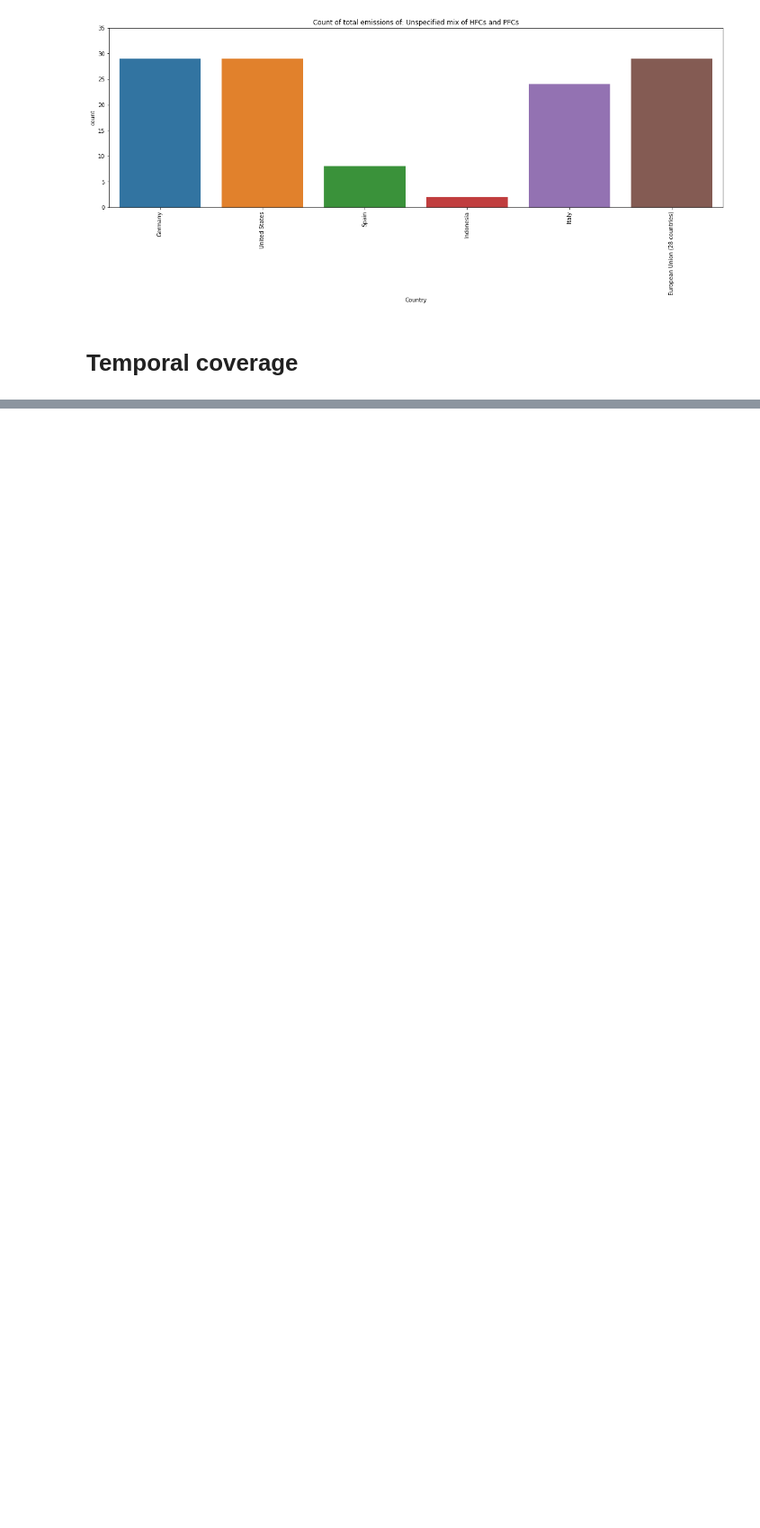
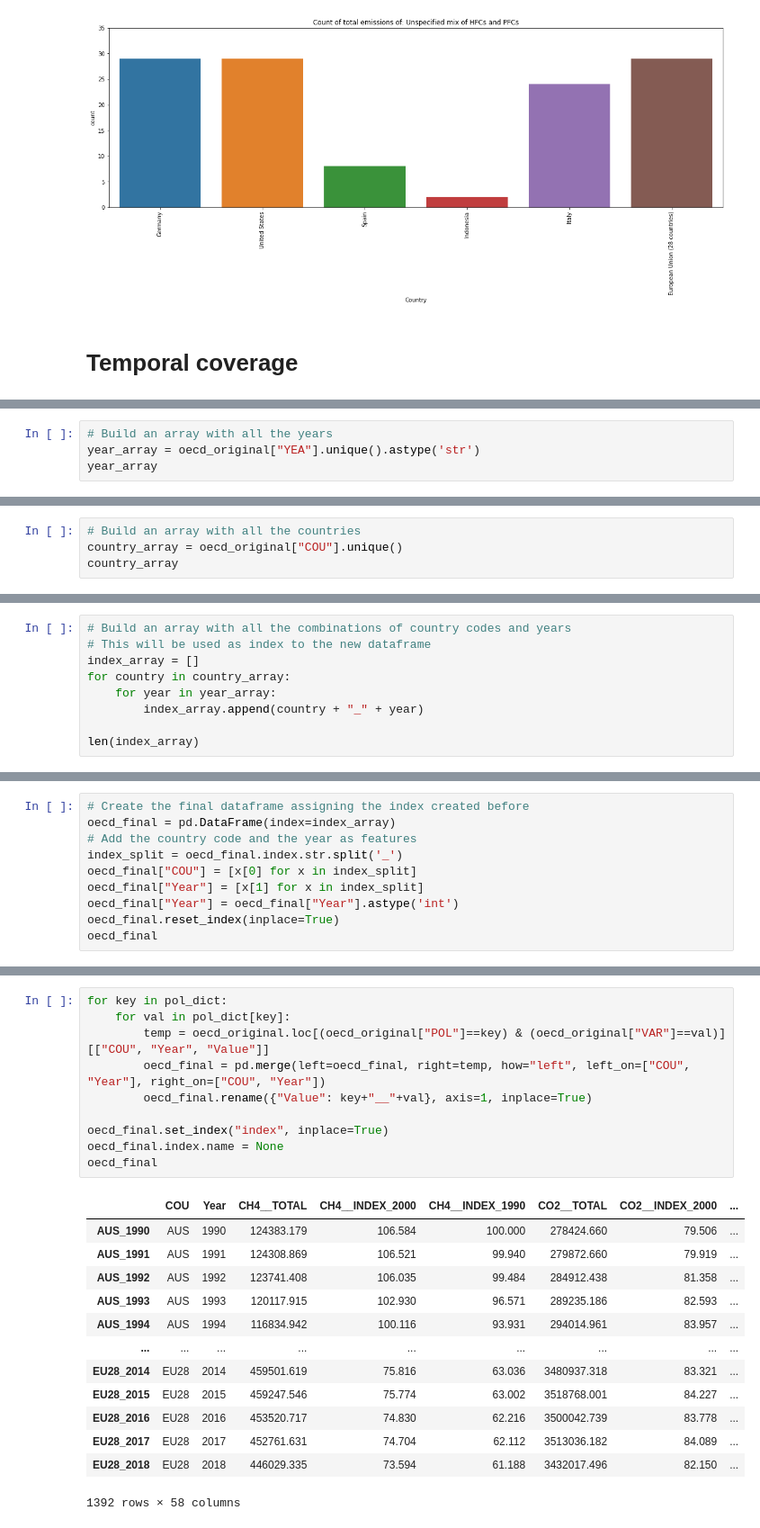
Before and after one commit to OpenGeoScales/ogs-data-exploration, a Jupyter notebook: notebooks/ghg-emissions/oecd/oecd-data-exploration.ipynb, the cells around one changed output, grey strips where cells are left out. Shown at 90% size. Saved outputs shown, nothing was run; the diff lists cells and outputs as text; blank space fills up the shorter version.

Commit message:
perform data consolidation

```diff
--- a/notebooks/ghg-emissions/oecd/oecd-data-exploration.ipynb
+++ b/notebooks/ghg-emissions/oecd/oecd-data-exploration.ipynb
@@ -123,0 +225,4 @@ for i in range(len(pollutants)):
+# %%
+# Build an array with all the years
+year_array = oecd_original["YEA"].unique().astype('str')
+year_array
@@ -123,0 +234,4 @@ for i in range(len(pollutants)):
+# %%
+# Build an array with all the countries
+country_array = oecd_original["COU"].unique()
+country_array
@@ -123,0 +245,9 @@ for i in range(len(pollutants)):
+# %%
+# Build an array with all the combinations of country codes and years
+# This will be used as index to the new dataframe
+index_array = []
+for country in country_array:
+    for year in year_array:
+        index_array.append(country + "_" + year)
+
+len(index_array)
@@ -123,0 +256,10 @@ for i in range(len(pollutants)):
+# %%
+# Create the final dataframe assigning the index created before
+oecd_final = pd.DataFrame(index=index_array)
+# Add the country code and the year as features
+index_split = oecd_final.index.str.split('_')
+oecd_final["COU"] = [x[0] for x in index_split]
+oecd_final["Year"] = [x[1] for x in index_split]
+oecd_final["Year"] = oecd_final["Year"].astype('int')
+oecd_final.reset_index(inplace=True)
+oecd_final
@@ -123,0 +280,24 @@ for i in range(len(pollutants)):
+# %%
+for key in pol_dict:
+    for val in pol_dict[key]:
+        temp = oecd_original.loc[(oecd_original["POL"]==key) & (oecd_original["VAR"]==val)][["COU", "Year", "Value"]]
+        oecd_final = pd.merge(left=oecd_final, right=temp, how="left", left_on=["COU", "Year"], right_on=["COU", "Year"])
+        oecd_final.rename({"Value": key+"__"+val}, axis=1, inplace=True)
+
+oecd_final.set_index("index", inplace=True)
+oecd_final.index.name = None
+oecd_final
+# %% [output]
+|  | COU | Year | CH4__TOTAL | CH4__INDEX_2000 | CH4__INDEX_1990 | CO2__TOTAL | CO2__INDEX_2000 | ... |
+| AUS_1990 | AUS | 1990 | 124383.179 | 106.584 | 100.000 | 278424.660 | 79.506 | ... |
+| AUS_1991 | AUS | 1991 | 124308.869 | 106.521 | 99.940 | 279872.660 | 79.919 | ... |
+| AUS_1992 | AUS | 1992 | 123741.408 | 106.035 | 99.484 | 284912.438 | 81.358 | ... |
+| AUS_1993 | AUS | 1993 | 120117.915 | 102.930 | 96.571 | 289235.186 | 82.593 | ... |
+| AUS_1994 | AUS | 1994 | 116834.942 | 100.116 | 93.931 | 294014.961 | 83.957 | ... |
+| ... | ... | ... | ... | ... | ... | ... | ... | ... |
+| EU28_2014 | EU28 | 2014 | 459501.619 | 75.816 | 63.036 | 3480937.318 | 83.321 | ... |
+| EU28_2015 | EU28 | 2015 | 459247.546 | 75.774 | 63.002 | 3518768.001 | 84.227 | ... |
+| EU28_2016 | EU28 | 2016 | 453520.717 | 74.830 | 62.216 | 3500042.739 | 83.778 | ... |
+| EU28_2017 | EU28 | 2017 | 452761.631 | 74.704 | 62.112 | 3513036.182 | 84.089 | ... |
+| EU28_2018 | EU28 | 2018 | 446029.335 | 73.594 | 61.188 | 3432017.496 | 82.150 | ... |
+1392 rows × 58 columns
```
Also changed, not shown: parts of 19 cells of this notebook.
